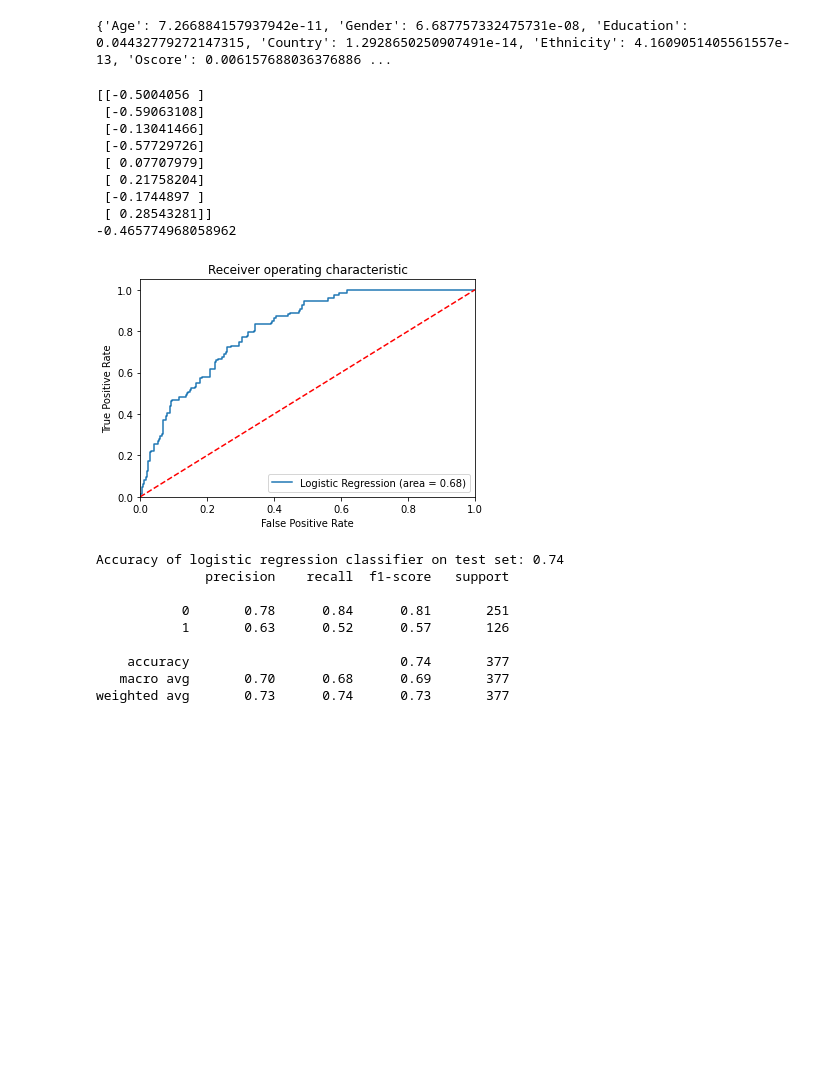
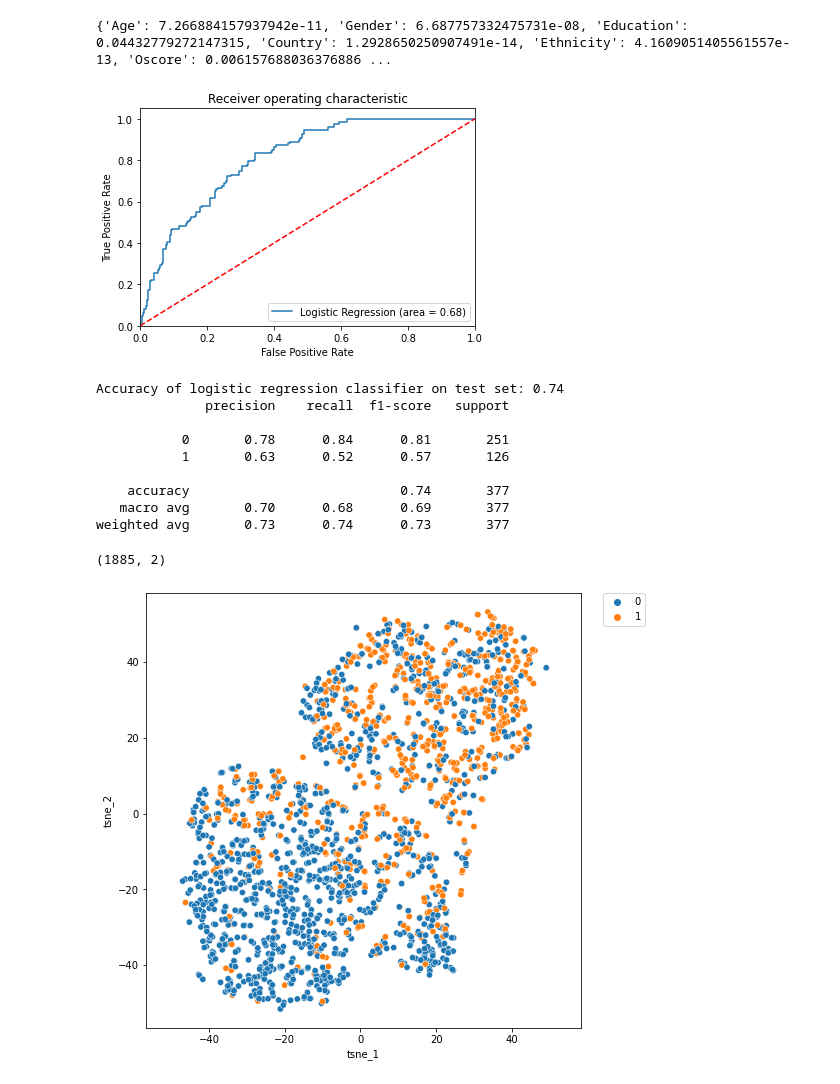
Before and after one commit to karenxli/ds4400drugs, a Jupyter notebook: karen-new.ipynb, the cells around one changed output. Drawn from its saved outputs; the diff is of its cells as text; code cells hidden in the pictures; blank space fills up the shorter version.

```diff
--- a/karen-new.ipynb
+++ b/karen-new.ipynb
@@ -89,10 +92,10 @@ def trainModel(X, y, test_size):
     classification = classification_report(y_test, y_pred)
 
     b = lr.intercept_[0]
-    print(lr.coef_.T)
-    print(b)
+    #print(lr.coef_.T)
+    #print(b)
 
-
+    # ROC curve
     logit_roc_auc = roc_auc_score(y_test, lr.predict(X_test))
     fpr, tpr, thresholds = roc_curve(y_test, lr.predict_proba(X_test)[:,1])
     plt.figure()
@@ -104,7 +107,7 @@ def trainModel(X, y, test_size):
     plt.ylabel('True Positive Rate')
     plt.title('Receiver operating characteristic')
     plt.legend(loc="lower right")
-    plt.savefig('Log_ROC')
+    plt.savefig('meth_ROC')     # saves the ROC curve
     plt.show()
 
     return accuracy, classification
@@ -113,22 +116,37 @@ modelResults = trainModel(newX, y, 0.2)
 print(modelResults[0])
 print(modelResults[1])
 # %% [output]
+[figure]
-[[-0.5004056 ]
- [-0.59063108]
- [-0.13041466]
- [-0.57729726]
- [ 0.07707979]
- [ 0.21758204]
- [-0.1744897 ]
- [ 0.28543281]]
--0.465774968058962
+Accuracy of logistic regression classifier on test set: 0.74
+              precision    recall  f1-score   support
+
+           0       0.78      0.84      0.81       251
+           1       0.63      0.52      0.57       126
+
+    accuracy                           0.74       377
+   macro avg       0.70      0.68      0.69       377
+weighted avg       0.73      0.74      0.73       377
-[figure]
-Accuracy of logistic regression classifier on test set: 0.74
-              precision    recall  f1-score   support
-
-           0       0.78      0.84      0.81       251
-           1       0.63      0.52      0.57       126
-
-    accuracy                           0.74       377
-   macro avg       0.70      0.68      0.69       377
-weighted avg       0.73      0.74      0.73       377
+# %%
+from sklearn.manifold import TSNE
+import seaborn as sns
+
+# aiming for TSNE embedding with 2 dimensions, for a 2-d graph
+n_dim = 2
+tsne = TSNE(n_dim)
+tsne_result = tsne.fit_transform(newX)
+print(tsne_result.shape)        # this should be 1885 x 2
+
+# Plot the result of our TSNE with the label color coded
+# A lot of the stuff here is about making the plot look pretty and not TSNE
+tsne_result_df = pd.DataFrame({'tsne_1': tsne_result[:,0], 'tsne_2': tsne_result[:,1], 'label': y})
+fig, ax = plt.subplots(1, figsize = (8, 8))
+sns.scatterplot(x='tsne_1', y='tsne_2', hue='label', data=tsne_result_df, ax=ax,s=40)
+lim = (tsne_result.min()-5, tsne_result.max()+5)
+ax.set_xlim(lim)
+ax.set_ylim(lim)
+ax.set_aspect('equal')
+ax.legend(bbox_to_anchor=(1.05, 1), loc=2, borderaxespad=0.0)
+plt.savefig('meth_tsnePlot')
+# %% [output]
+(1885, 2)
+[figure, added]
```
Also changed, not shown: parts of 4 cells of this notebook, 10 other files.
